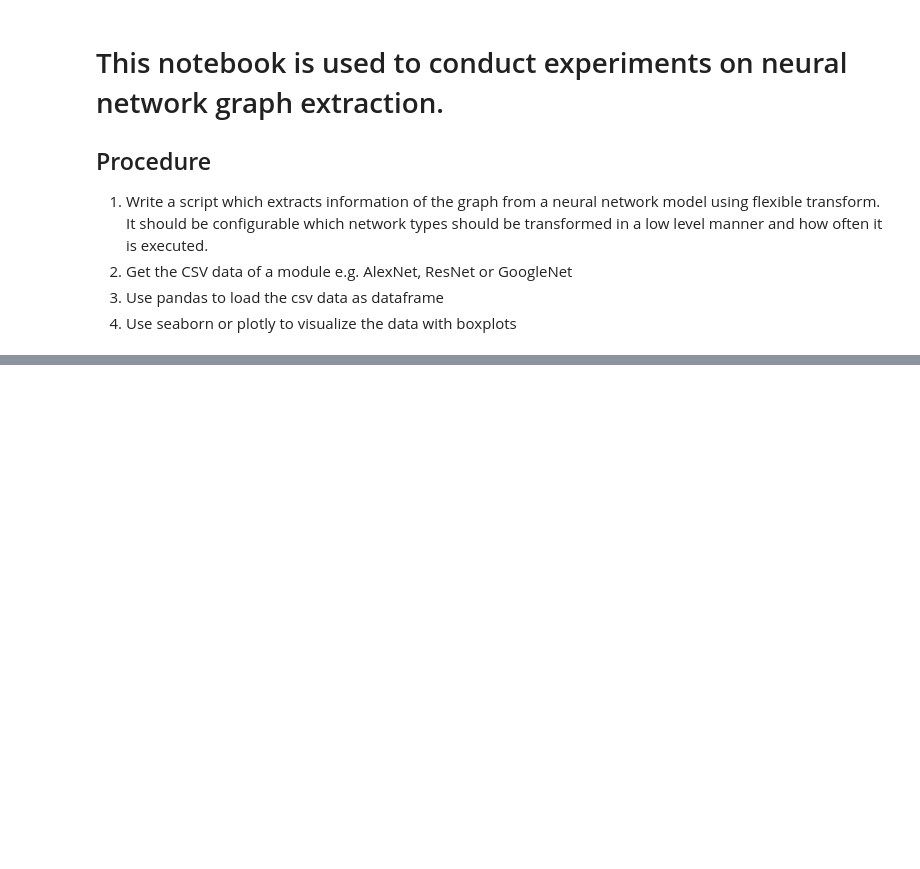
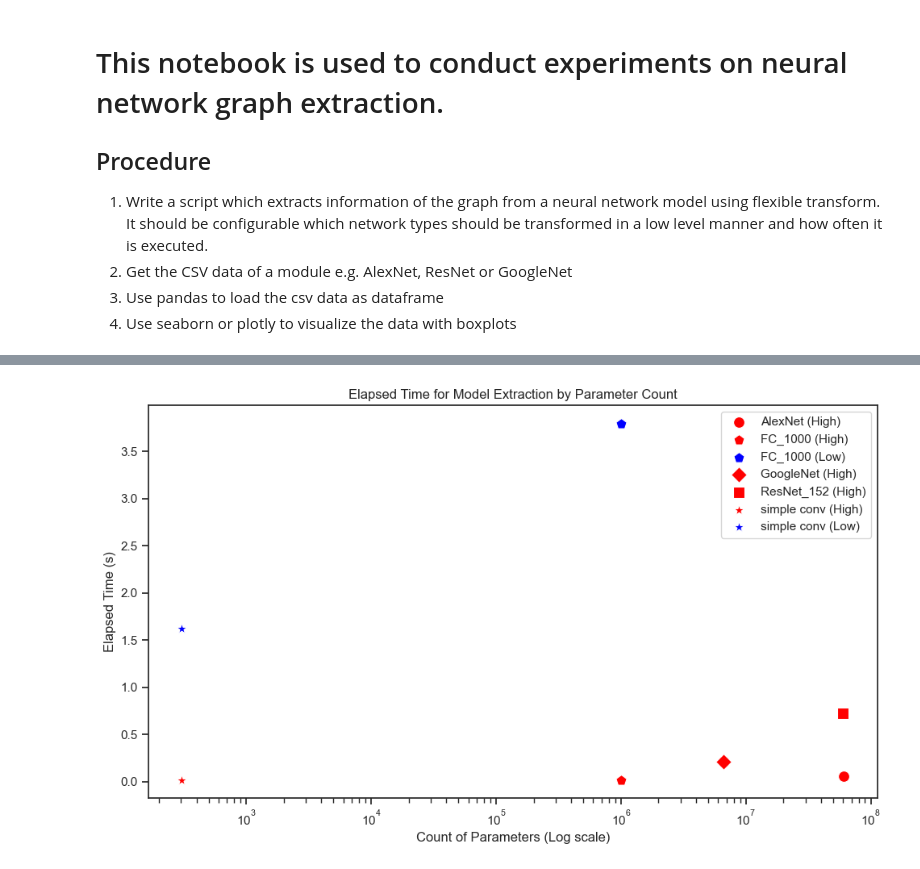
Before and after one commit to EricWe96/deepstruct, a Jupyter notebook: visualize_stats.ipynb, the cells around one changed output, grey strips where cells are left out. Saved outputs shown, nothing was run; the diff lists cells and outputs as text; code cells hidden in the pictures; blank space fills up the shorter version.

```diff
--- a/visualize_stats.ipynb
+++ b/visualize_stats.ipynb
@@ -454,0 +170,8 @@ output         output                 output
+# %%
+import pandas as pd
+import seaborn as sns
+import matplotlib.pyplot as plt
+
+df = pd.read_csv('graph_stats/SimpleResNet_high_level.csv')
+sns.boxplot(x='Model', y='Elapsed Time in sec', data=df)
+plt.show()
@@ -454,0 +356,37 @@ output         output                 output
+# %%
+import pandas as pd
+import seaborn as sns
+import matplotlib.pyplot as plt
+
+older = "graph_stats/"
+file_names = ["simple_conv_low_level.csv", "simple_conv_high_level.csv", "FC_1000_high_level.csv",
+              "FC_1000_low_level.csv", "alexnet_high_level.csv", "googlenet_high_level.csv", "resnet_152_high_level.csv"]
+models = [simple_conv, simple_conv, fc_1000, fc_1000,
+          torchvision.models.alexnet(True), torchvision.models.googlenet(True),
+          torchvision.models.resnet152(True)]
+final_df = pd.DataFrame(columns=['ModelName', 'ElapsedTime', 'CountOfParameters', 'ExtractionLevel'])
+
+for file, model in zip(file_names, models):
+    df = pd.read_csv(folder + file)
+    data = [df['Model'][0], df['Elapsed Time'].mean(), count_parameters(model), 'High' if 'high' in file else 'Low']
+    final_df.loc[len(final_df.index)] = data
+
+markers = {'AlexNet': 'o', 'ResNet_152': 's', 'GoogleNet': 'D', 'simple conv': '*', 'FC_1000': 'p'}
+palette = {'Low': 'blue', 'High': 'red'}
+
+plt.figure(figsize=(10, 6))
+
+for (modelName, extractionLevel), group_data in final_df.groupby(['ModelName', 'ExtractionLevel']):
+    sns.scatterplot(x='CountOfParameters', y='ElapsedTime', data=group_data,
+                    marker=markers[modelName], color=palette[extractionLevel], label=f'{modelName} ({extractionLevel})', s=100)
+
+plt.title('Elapsed Time for Model Extraction by Parameter Count')
+plt.xscale('log')
+plt.xlabel('Count of Parameters (Log scale)')
+plt.ylabel('Elapsed Time (s)')
+# plt.legend(title='Model and Extraction Level', bbox_to_anchor=(1.05, 1), loc='upper left')
+
+plt.tight_layout()
+plt.show()
+# %% [output]
+[figure, added]
```
Also changed, not shown: parts of 27 cells of this notebook, 21 other files.
